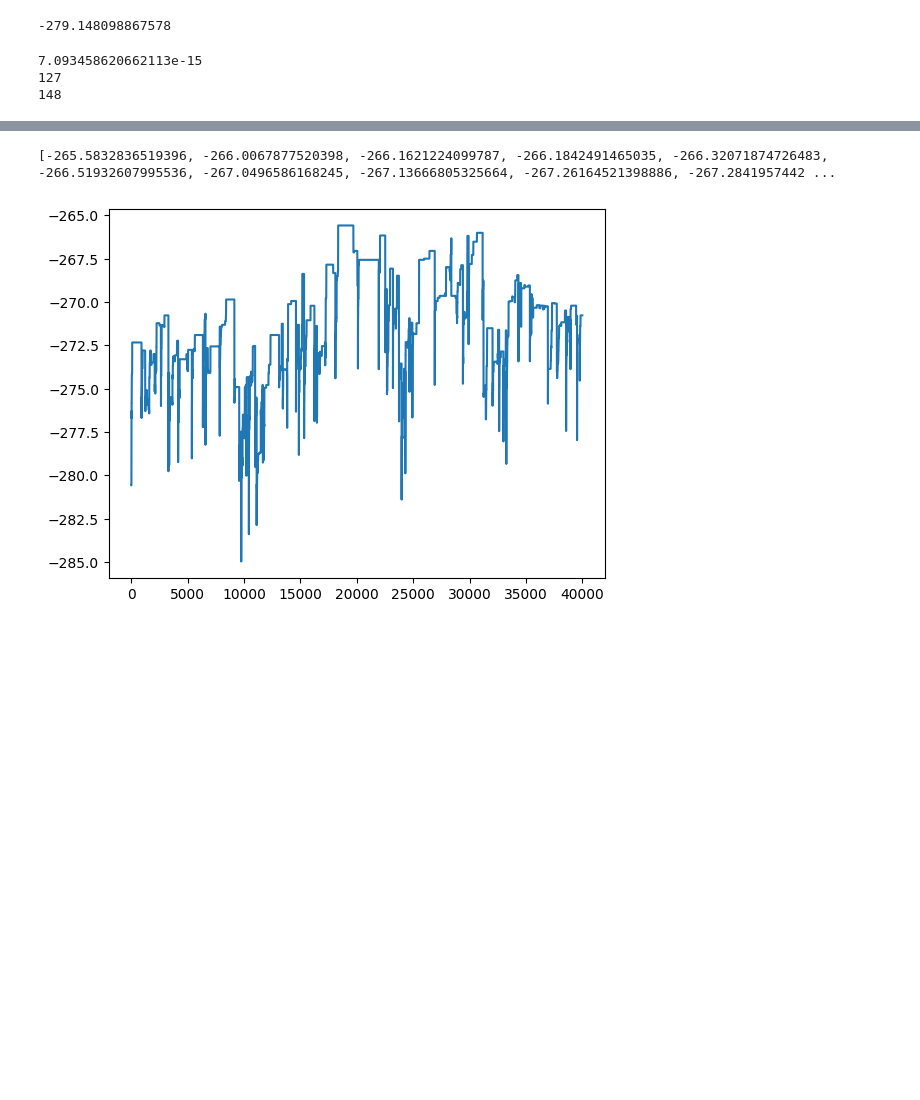
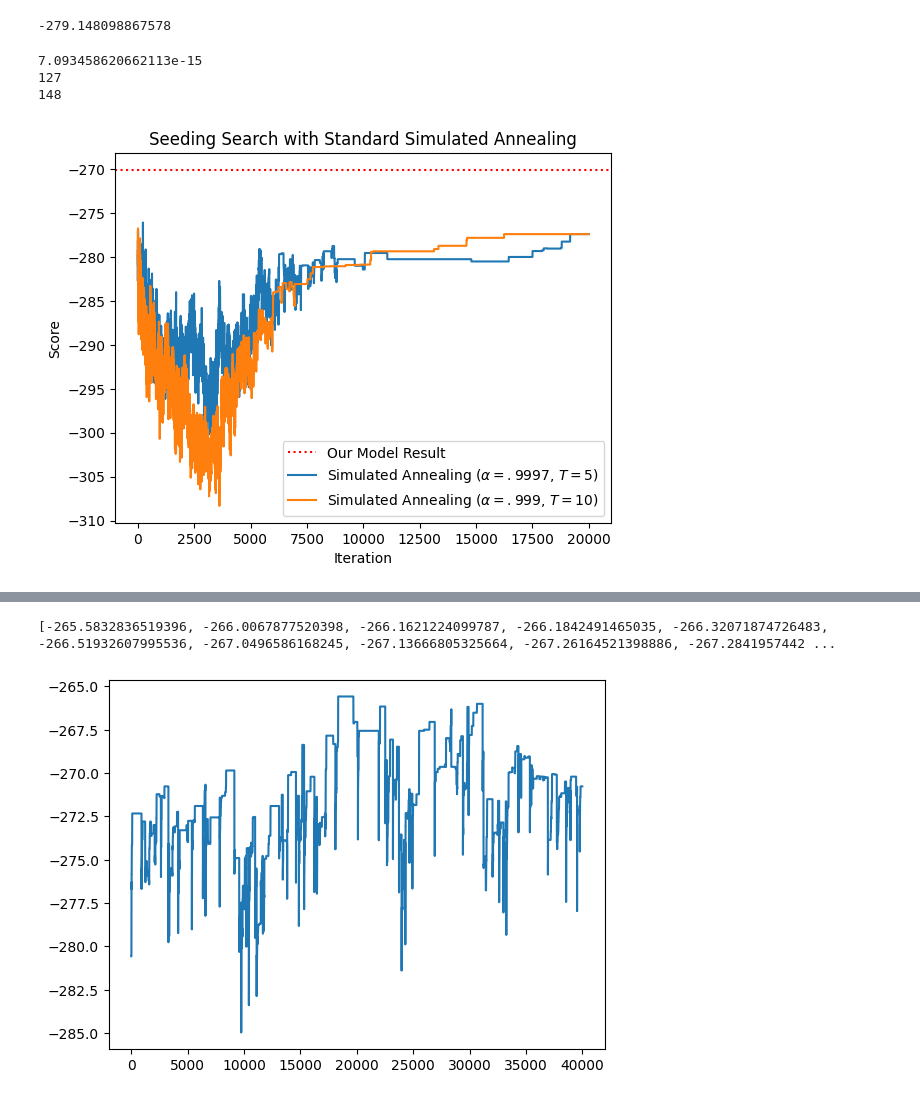
Before and after one commit to jhawgs/StochasticBaskets, a Jupyter notebook: naive_approaches.ipynb, the cells around one changed output, grey strips where cells are left out. Cells and saved outputs as stored; diff of their text form; code cells hidden in the pictures; blank space fills up the shorter version.

Commit message:
added new simulated annealing for seed

```diff
--- a/naive_approaches.ipynb
+++ b/naive_approaches.ipynb
@@ -139,3 +139,30 @@ print(ncaa_seed.mlb.outcome_error(ncaa_seed))
 7.093458620662113e-15
 127
 148
+# %%
+with open("./seeding_anneal.pkl", "rb") as doc:
+    _anneal_seed = pickle.load(doc)
+anneal_seed = []
+scores = []
+for s in _anneal_seed:
+    if s._score not in scores and s._score is not None:
+        anneal_seed.append(s)
+        scores.append(s._score)
+plt.title("Seeding Search with Standard Simulated Annealing")
+plt.axhline(-270.09, c="red", linestyle="dotted", label="Our Model Result")
+plt.ylabel("Score")
+plt.xlabel("Iteration")
+plt.plot([i._score for i in _anneal_seed], label="Simulated Annealing ($\\alpha=.9997$, $T=5$)")
+with open("./seeding_anneal0.pkl", "rb") as doc:
+    _anneal_seed = pickle.load(doc)
+anneal_seed = []
+scores = []
+for s in _anneal_seed:
+    if s._score not in scores and s._score is not None:
+        anneal_seed.append(s)
+        scores.append(s._score)
+plt.plot([i._score for i in _anneal_seed], label="Simulated Annealing ($\\alpha=.999$, $T=10$)")
+plt.legend()
+plt.show()
+# %% [output]
+[figure, added]
```
Also changed, not shown: parts of 1 cell of this notebook, 4 other files.
